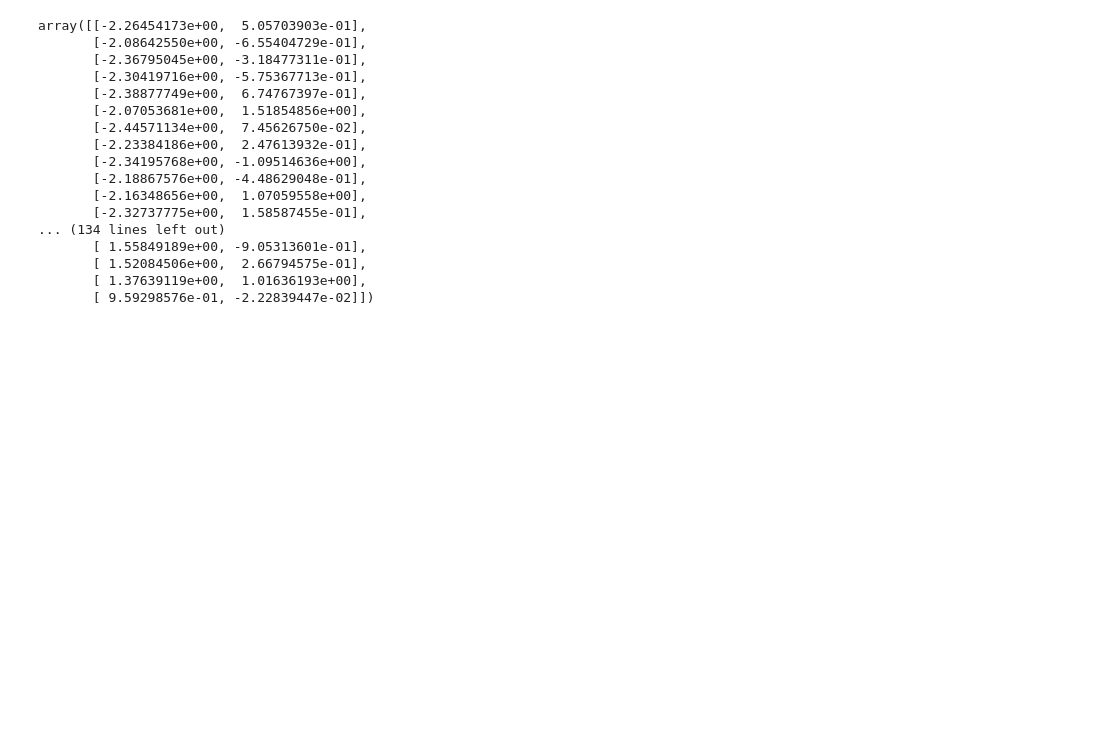
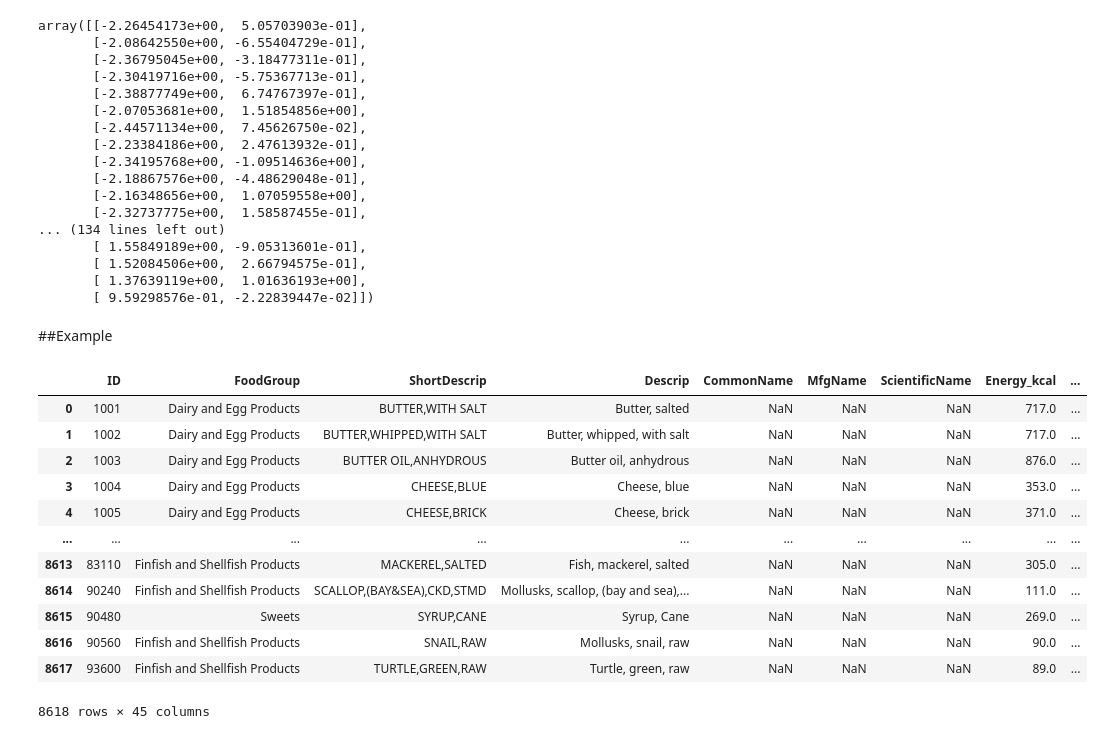
Before and after one commit to Wikanda-Hongboonmee/multivariate, a Jupyter notebook: Chapter3_PCA.ipynb, the cells around one changed output. Cells and saved outputs as stored; diff of their text form; code cells hidden in the pictures; blank space fills up the shorter version.

```diff
--- a/Chapter3_PCA.ipynb
+++ b/Chapter3_PCA.ipynb
@@ -346,3 +346,5 @@ array([[-2.26454173e+00,  5.05703903e-01],
        [ 1.52084506e+00,  2.66794575e-01],
        [ 1.37639119e+00,  1.01636193e+00],
        [ 9.59298576e-01, -2.22839447e-02]])
+# %% [markdown]
+##Example
@@ -348,0 +353,17 @@ array([[-2.26454173e+00,  5.05703903e-01],
+# %%
+data = pd.read_csv('/content/nndb_flat.csv')
+data
+# %% [output]
+|  | ID | FoodGroup | ShortDescrip | Descrip | CommonName | MfgName | ScientificName | Energy_kcal | ... |
+| 0 | 1001 | Dairy and Egg Products | BUTTER,WITH SALT | Butter, salted | NaN | NaN | NaN | 717.0 | ... |
+| 1 | 1002 | Dairy and Egg Products | BUTTER,WHIPPED,WITH SALT | Butter, whipped, with salt | NaN | NaN | NaN | 717.0 | ... |
+| 2 | 1003 | Dairy and Egg Products | BUTTER OIL,ANHYDROUS | Butter oil, anhydrous | NaN | NaN | NaN | 876.0 | ... |
+| 3 | 1004 | Dairy and Egg Products | CHEESE,BLUE | Cheese, blue | NaN | NaN | NaN | 353.0 | ... |
+| 4 | 1005 | Dairy and Egg Products | CHEESE,BRICK | Cheese, brick | NaN | NaN | NaN | 371.0 | ... |
+| ... | ... | ... | ... | ... | ... | ... | ... | ... | ... |
+| 8613 | 83110 | Finfish and Shellfish Products | MACKEREL,SALTED | Fish, mackerel, salted | NaN | NaN | NaN | 305.0 | ... |
+| 8614 | 90240 | Finfish and Shellfish Products | SCALLOP,(BAY&SEA),CKD,STMD | Mollusks, scallop, (bay and sea),... | NaN | NaN | NaN | 111.0 | ... |
+| 8615 | 90480 | Sweets | SYRUP,CANE | Syrup, Cane | NaN | NaN | NaN | 269.0 | ... |
+| 8616 | 90560 | Finfish and Shellfish Products | SNAIL,RAW | Mollusks, snail, raw | NaN | NaN | NaN | 90.0 | ... |
+| 8617 | 93600 | Finfish and Shellfish Products | TURTLE,GREEN,RAW | Turtle, green, raw | NaN | NaN | NaN | 89.0 | ... |
+8618 rows × 45 columns
```
Also changed, not shown: parts of 23 cells of this notebook.
